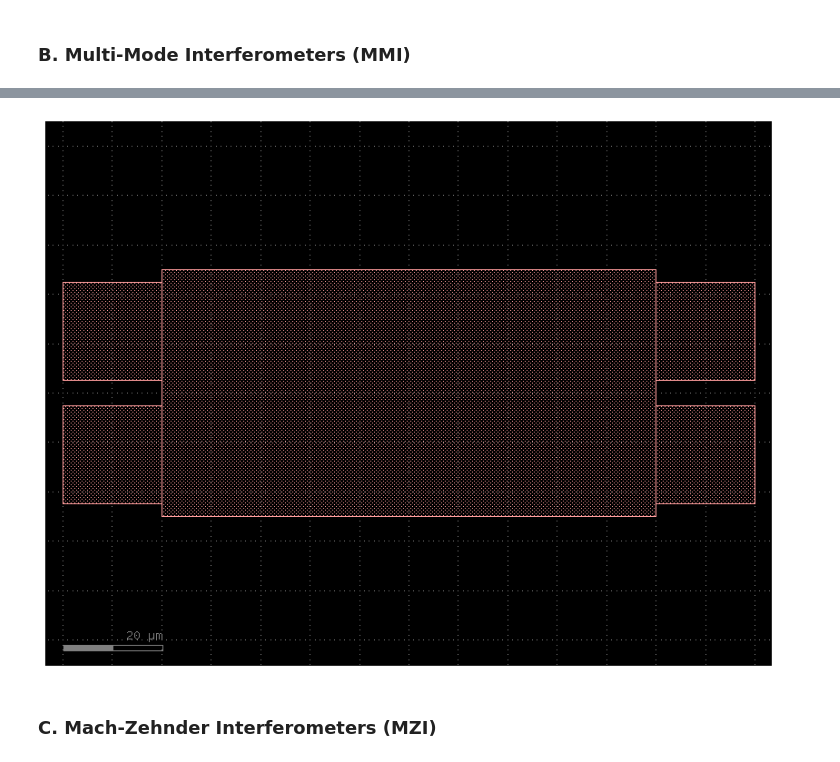
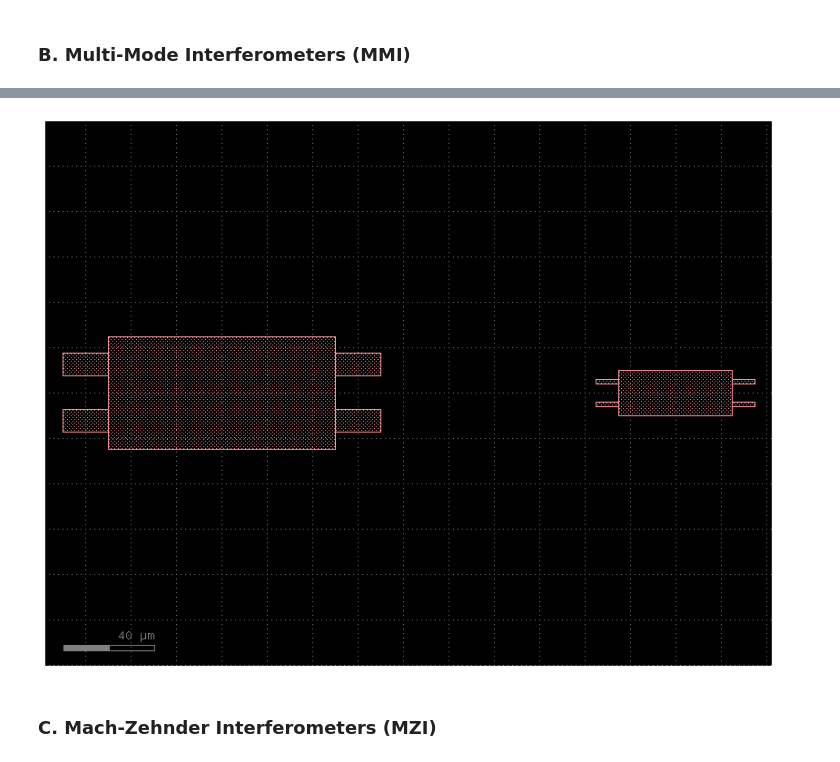
Before and after one commit to jfgimloz/cifoin-lab4, a Jupyter notebook: LAYOUT_Student.ipynb, the cells around one changed output, grey strips where cells are left out. Saved outputs shown, nothing was run; the diff lists cells and outputs as text; code cells hidden in the pictures.

```diff
--- a/LAYOUT_Student.ipynb
+++ b/LAYOUT_Student.ipynb
@@ -85,7 +85,7 @@ scene.show()
 # %%
 gf.clear_cache()
 component_library = gf.Component()
-width=0.5; gap=0.5; length=50;
+length=93.84; gap=0.5; width=0.5;
 
 xs_strip = gf.cross_section.strip(width=0.5, layer="WG")
 distancia_centros = width * gap
@@ -106,11 +106,6 @@ s_in_bot = component_library.add_ref(s_bend).connect("o2", bot_wvg.ports["o1"])
 s_out_top = component_library.add_ref(s_bend).connect("o1", top_wvg.ports["o2"])
 s_out_bot = component_library.add_ref(s_bend).dmirror_y().connect("o1", bot_wvg.ports["o2"])
 
-component_library.add_port(name="o1", port=s_in_bot.ports["o1"])   # Entrada Inferior Izquierda
-component_library.add_port(name="o2", port=s_in_top.ports["o1"])   # Entrada Superior Izquierda
-component_library.add_port(name="o3", port=s_out_top.ports["o2"])  # Salida Superior Derecha
-component_library.add_port(name="o4", port=s_out_bot.ports["o2"])  # Salida Inferior Derecha
-
 component_library.plot()
 component_library.show()
 # %% [output]
@@ -120,7 +115,7 @@ component_library.show()
 ### B. Multi-Mode Interferometers (MMI)
 # %%
 component_library = gf.Component()
-length_mmi=12.91; length_dc=10; width_mmi=6.0; io_width=1.0;
+length_mmi=34.518; length_dc=10; width_mmi=6.0; io_width=1.0; width=0.5;
 
 component_library = gf.Component()
 
@@ -428,7 +413,9 @@ def MMI_cell(length_mmi=12.91, length_dc=10, width_mmi=6.0, io_width=1.0, width=
 
     return c
 
-cell_ref = component_MMI.add_ref(MMI_cell(length_mmi=100, length_dc=20, width_mmi=50.0, io_width=20.0, width=10, layer='WG'))
+cell_ref = component_MMI.add_ref(MMI_cell(length_mmi=100, length_dc=20, width_mmi=50.0, io_width=10.0, width=10, layer='WG')).dmovex(0).dmovey(0)
+cell_ref = component_MMI.add_ref(MMI_cell(length_mmi=50, length_dc=10, width_mmi=20.0, io_width=2.0, width=10, layer='WG')).dmovex(200).dmovey(0)
+
 component_MMI.plot()
 component_MMI.show()
 # %% [output]
@@ -436,4 +423,4 @@ component_MMI.show()
-[figure, old version]
+[figure, new version]
 # %% [markdown]
 ### C. Mach-Zehnder Interferometers (MZI)
 # %%
```
Also changed, not shown: parts of 35 cells of this notebook, 1 other file.
